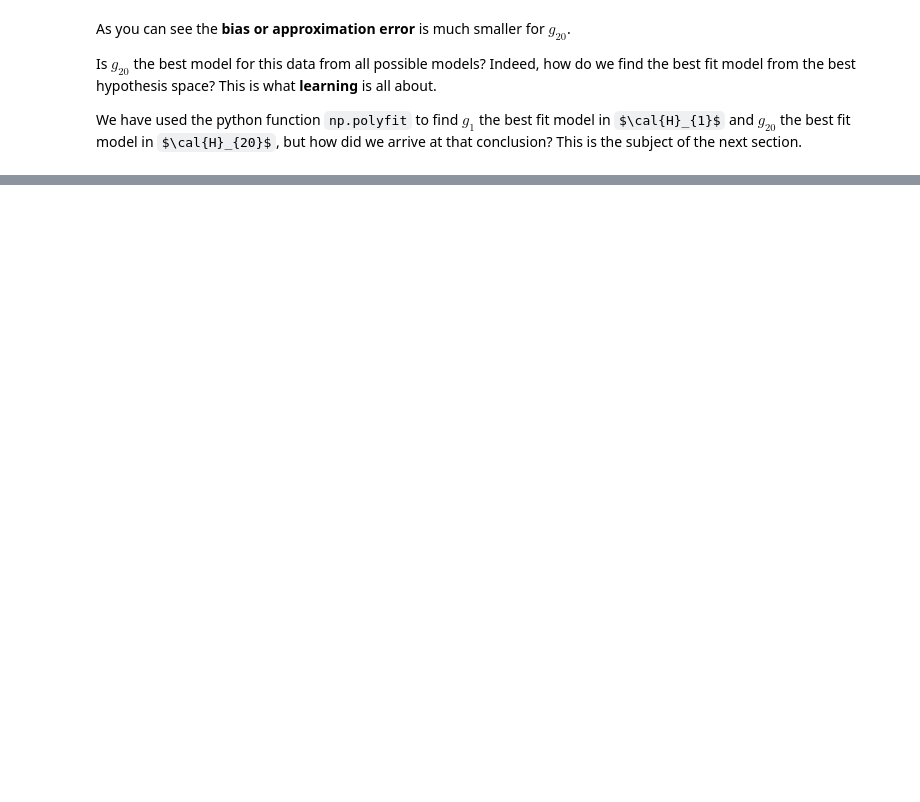
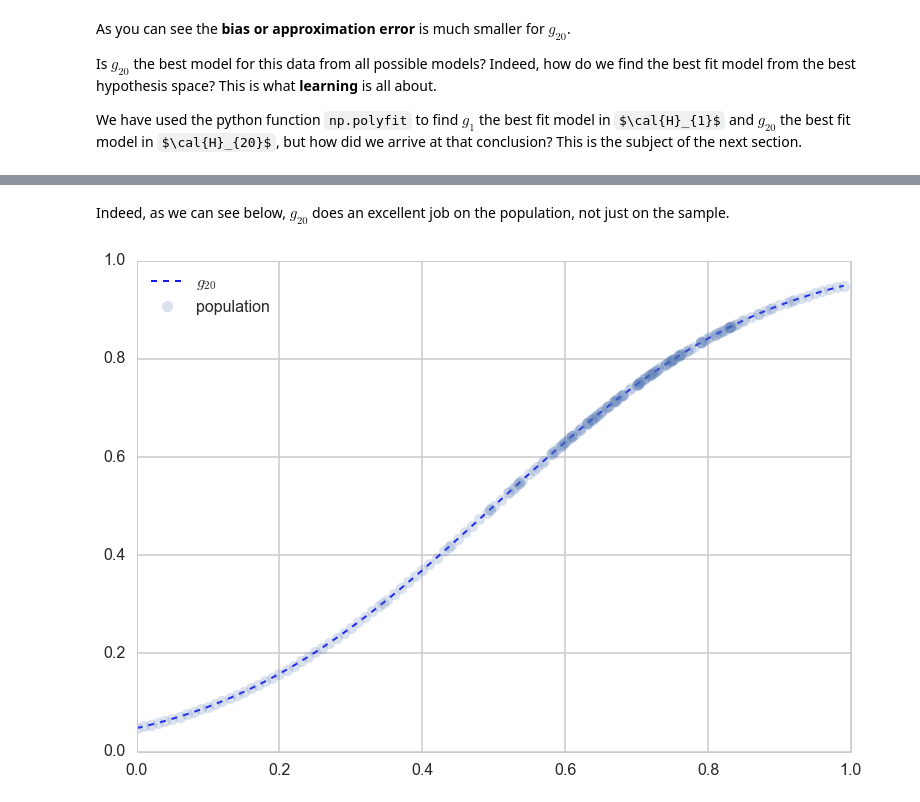
Before and after one commit to suyashSax/CS-109, a Jupyter notebook: Week 6/Lab 5 - Learning Models.ipynb, the cells around one changed output, grey strips where cells are left out. Saved outputs shown, nothing was run; the diff lists cells and outputs as text; code cells hidden in the pictures; some formulas as TeX source; blank space fills up the shorter version.

```diff
--- a/Week 6/Lab 5 - Learning Models.ipynb
+++ b/Week 6/Lab 5 - Learning Models.ipynb
@@ -250,0 +361,8 @@ We have used the python function `np.polyfit` to find $g_{1}$ the best fit model
+# %% [markdown]
+Indeed, as we can see below, $g_{20}$ does an excellent job on the population, not just on the sample.
+# %%
+plt.plot(x,g20(x), 'b--', alpha=0.9, lw=2, label="$g_{20}$");
+plt.plot(x,f, 'o', alpha=0.2, label="population");
+plt.legend(loc=0);
+# %% [output]
+[figure, added]
```
Also changed, not shown: parts of 59 cells of this notebook.
